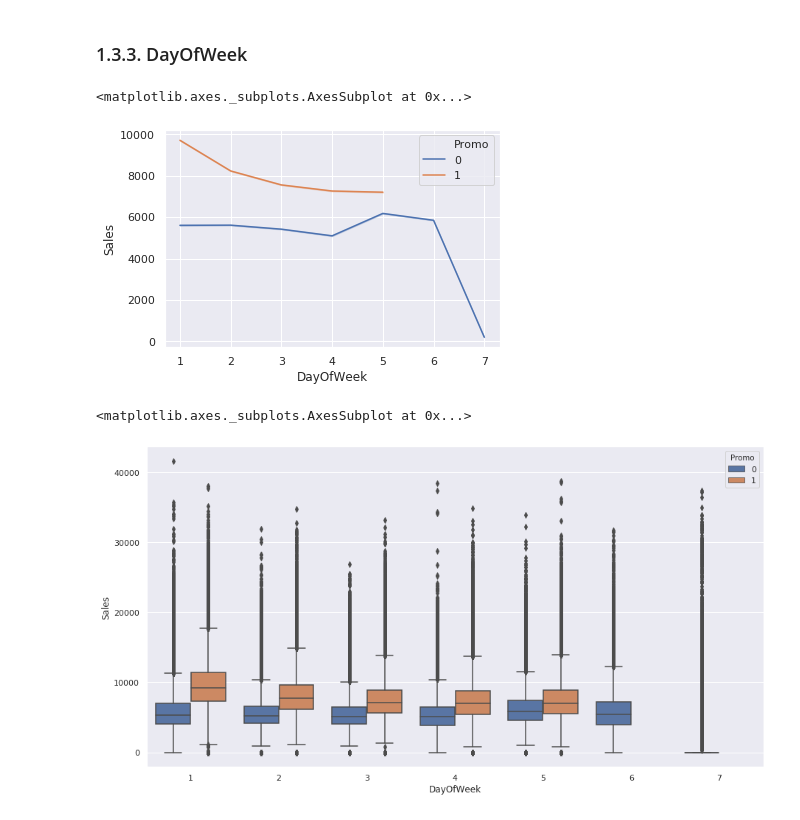
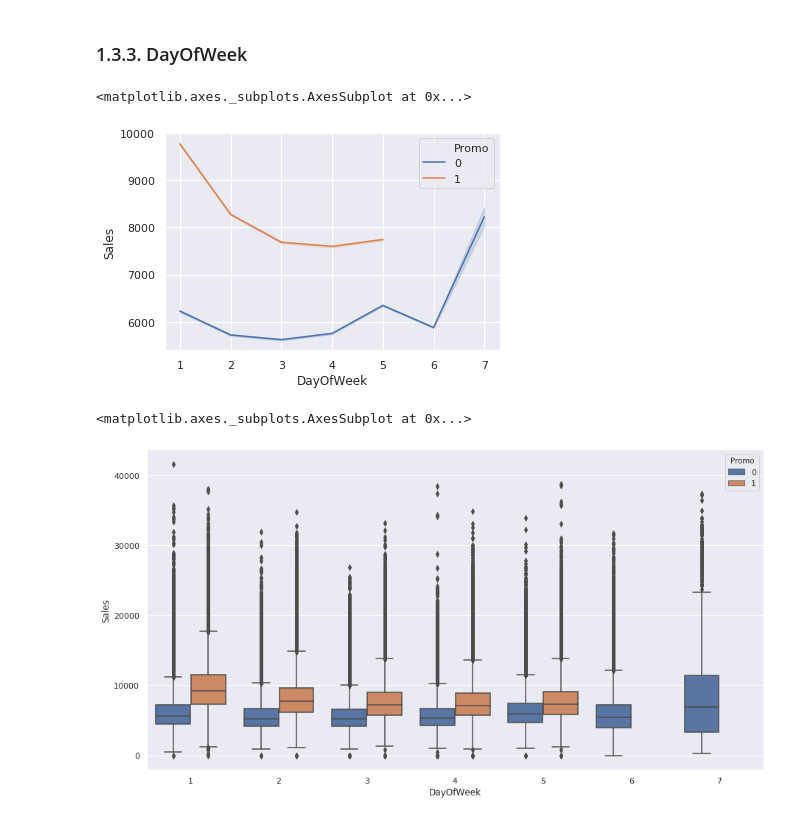
Before and after one commit to markostevankovic/Rossmann_Store_Sales, a Jupyter notebook: RossmanStoreSales.ipynb, the cells around one changed output. Saved outputs shown, nothing was run; the diff lists cells and outputs as text; code cells hidden in the pictures.

```diff
--- a/RossmanStoreSales.ipynb
+++ b/RossmanStoreSales.ipynb
@@ -723,13 +736,17 @@ plt.show()
 ### 1.3.3. DayOfWeek
 # %%
 # Sales on week days
-sns.lineplot(data=train_ds,x="DayOfWeek",y="Sales",hue="Promo",legend="full")
+sns.lineplot(data=train_ds[train_ds.Open==1],x="DayOfWeek",y="Sales",hue="Promo",legend="full")
+
+# As already concluded, there are no Promotions during weekend, Promotions run only on weekdays.
+# Stores that run promotion, tend to make most of the sales on Monday.
+# Sales tend to PEAK on Sunday!
 # %% [output]
 <matplotlib.axes._subplots.AxesSubplot at 0x...>
-[figure, old version]
+[figure, new version]
 # %%
 plt.figure(figsize=(15,8))
-sns.boxplot(x="DayOfWeek", y="Sales", hue="Promo", data=train_ds)
+sns.boxplot(x="DayOfWeek", y="Sales", hue="Promo", data=train_ds[train_ds.Open==1])
 # %% [output]
 <matplotlib.axes._subplots.AxesSubplot at 0x...>
-[figure, old version]
+[figure, new version]
```
Also changed, not shown: parts of 44 cells of this notebook.
